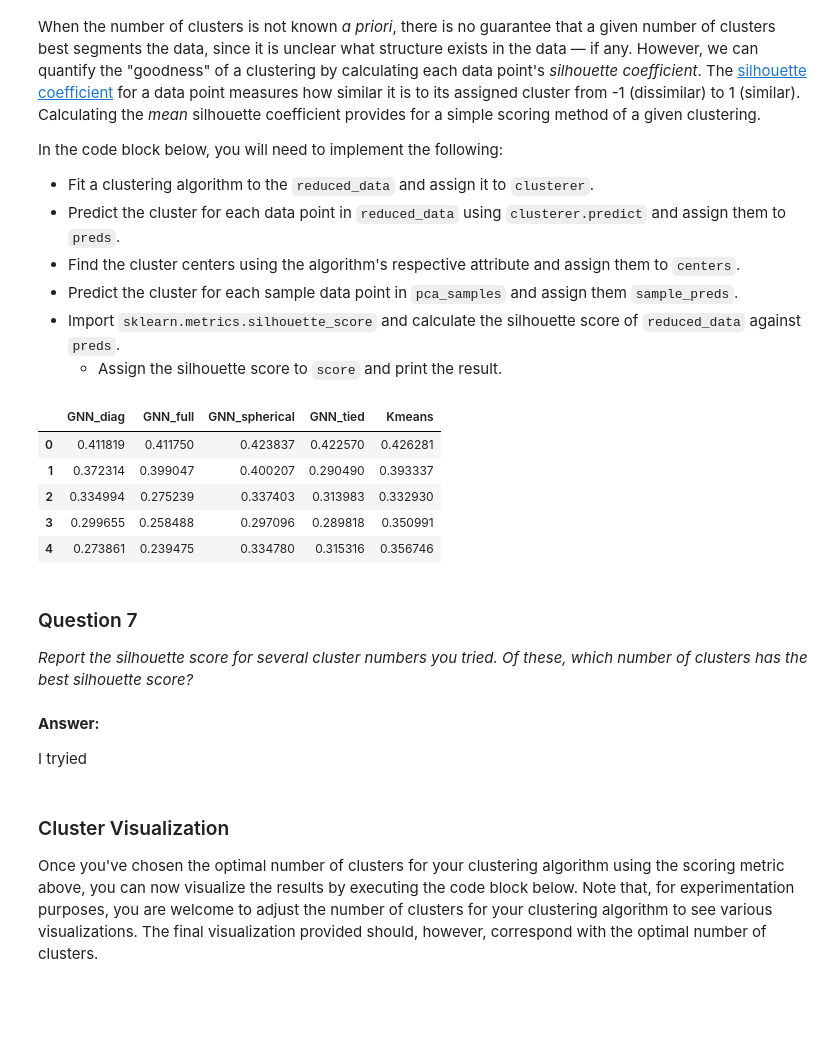
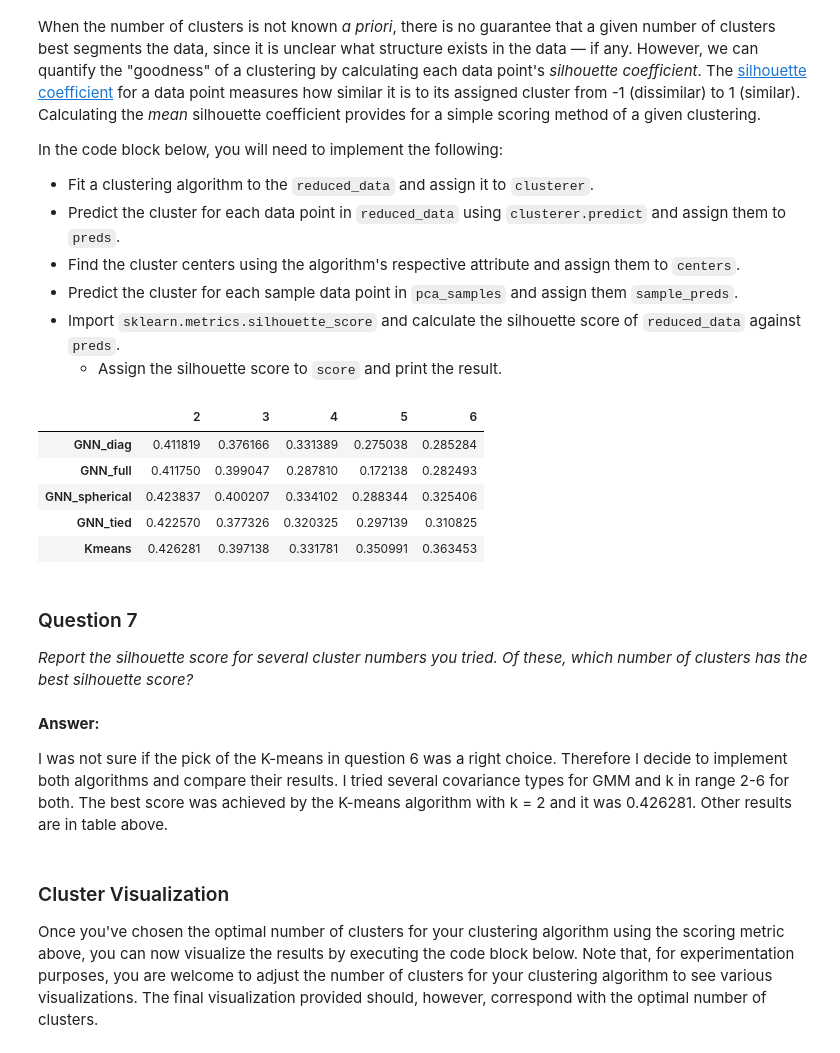
Before and after one commit to jirivrany/machine-learning, a Jupyter notebook: projects/customer_segments/customer_segments.ipynb, the cells around one changed output. Cells and saved outputs as stored; diff of their text form; code cells hidden in the pictures; blank space fills up the shorter version.

```diff
--- a/projects/customer_segments/customer_segments.ipynb
+++ b/projects/customer_segments/customer_segments.ipynb
@@ -494,21 +494,24 @@ for k in xrange(2, 7):
 result['Kmeans'] = scores
 
 measure = pd.DataFrame(result)
-display(measure)
-# %% [output]
-|  | GNN_diag | GNN_full | GNN_spherical | GNN_tied | Kmeans |
-| 0 | 0.411819 | 0.411750 | 0.423837 | 0.422570 | 0.426281 |
-| 1 | 0.372314 | 0.399047 | 0.400207 | 0.290490 | 0.393337 |
-| 2 | 0.334994 | 0.275239 | 0.337403 | 0.313983 | 0.332930 |
-| 3 | 0.299655 | 0.258488 | 0.297096 | 0.289818 | 0.350991 |
-| 4 | 0.273861 | 0.239475 | 0.334780 | 0.315316 | 0.356746 |
+# %%
+measure = measure.transpose()
+measure.columns = range(2,7)
+display(measure)
+# %% [output]
+|  | 2 | 3 | 4 | 5 | 6 |
+| GNN_diag | 0.411819 | 0.376166 | 0.331389 | 0.275038 | 0.285284 |
+| GNN_full | 0.411750 | 0.399047 | 0.287810 | 0.172138 | 0.282493 |
+| GNN_spherical | 0.423837 | 0.400207 | 0.334102 | 0.288344 | 0.325406 |
+| GNN_tied | 0.422570 | 0.377326 | 0.320325 | 0.297139 | 0.310825 |
+| Kmeans | 0.426281 | 0.397138 | 0.331781 | 0.350991 | 0.363453 |
 # %% [markdown]
 ### Question 7
 *Report the silhouette score for several cluster numbers you tried. Of these, which number of clusters has the best silhouette score?*
-# %% [markdown]
-**Answer:**
-
-I tryied
+# %% [markdown]
+**Answer:**
+
+I was not sure if the pick of the K-means in question 6 was a right choice. Therefore I decide to implement both algorithms and compare their results. I tried several covariance types for GMM and k in range 2-6 for both. The best score was achieved by the K-means algorithm with k = 2 and it was 0.426281. Other results are in table above.
 # %% [markdown]
 ### Cluster Visualization
 Once you've chosen the optimal number of clusters for your clustering algorithm using the scoring metric above, you can now visualize the results by executing the code block below. Note that, for experimentation purposes, you are welcome to adjust the number of clusters for your clustering algorithm to see various visualizations. The final visualization provided should, however, correspond with the optimal number of clusters.
```
Also changed, not shown: parts of 15 cells of this notebook, 1 other file.
